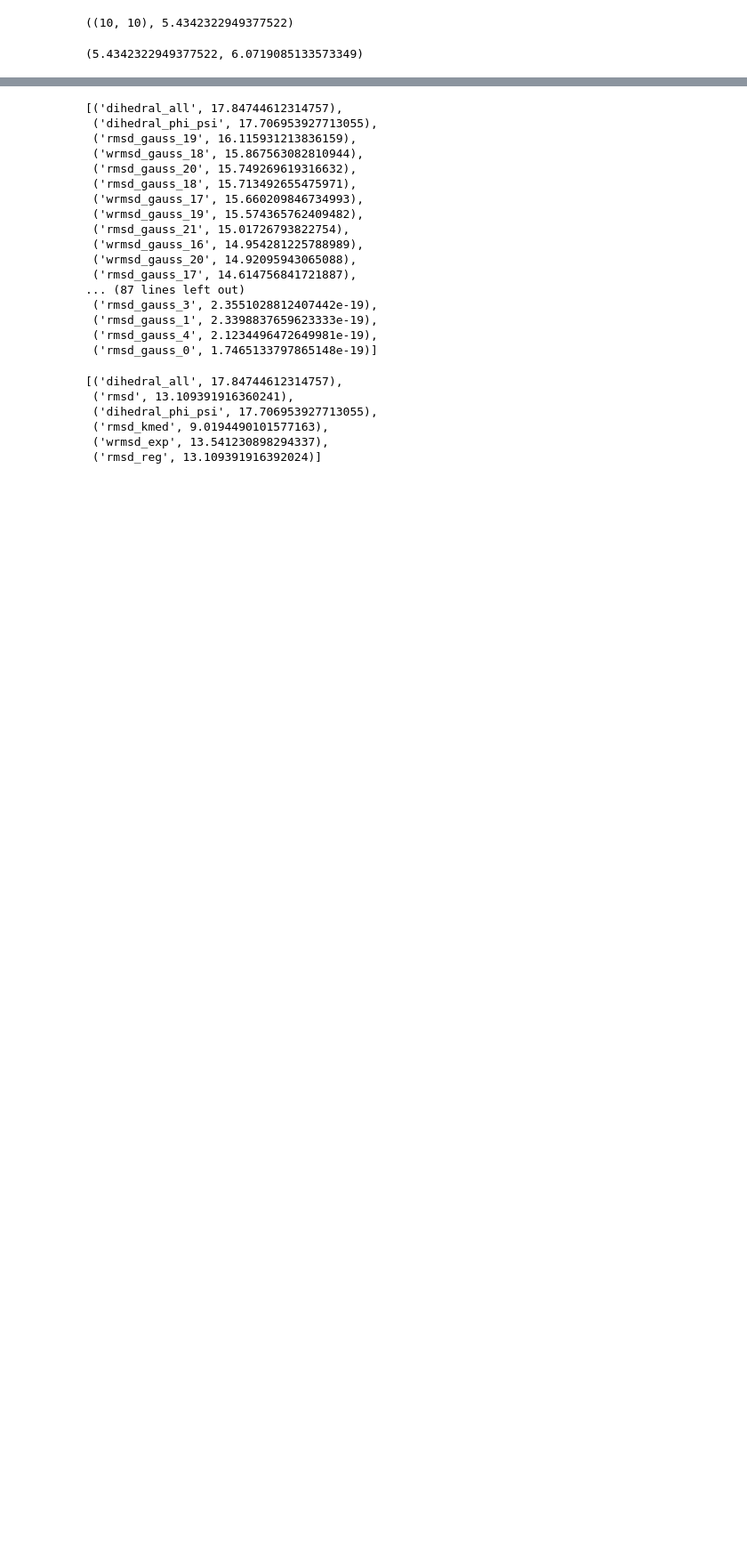
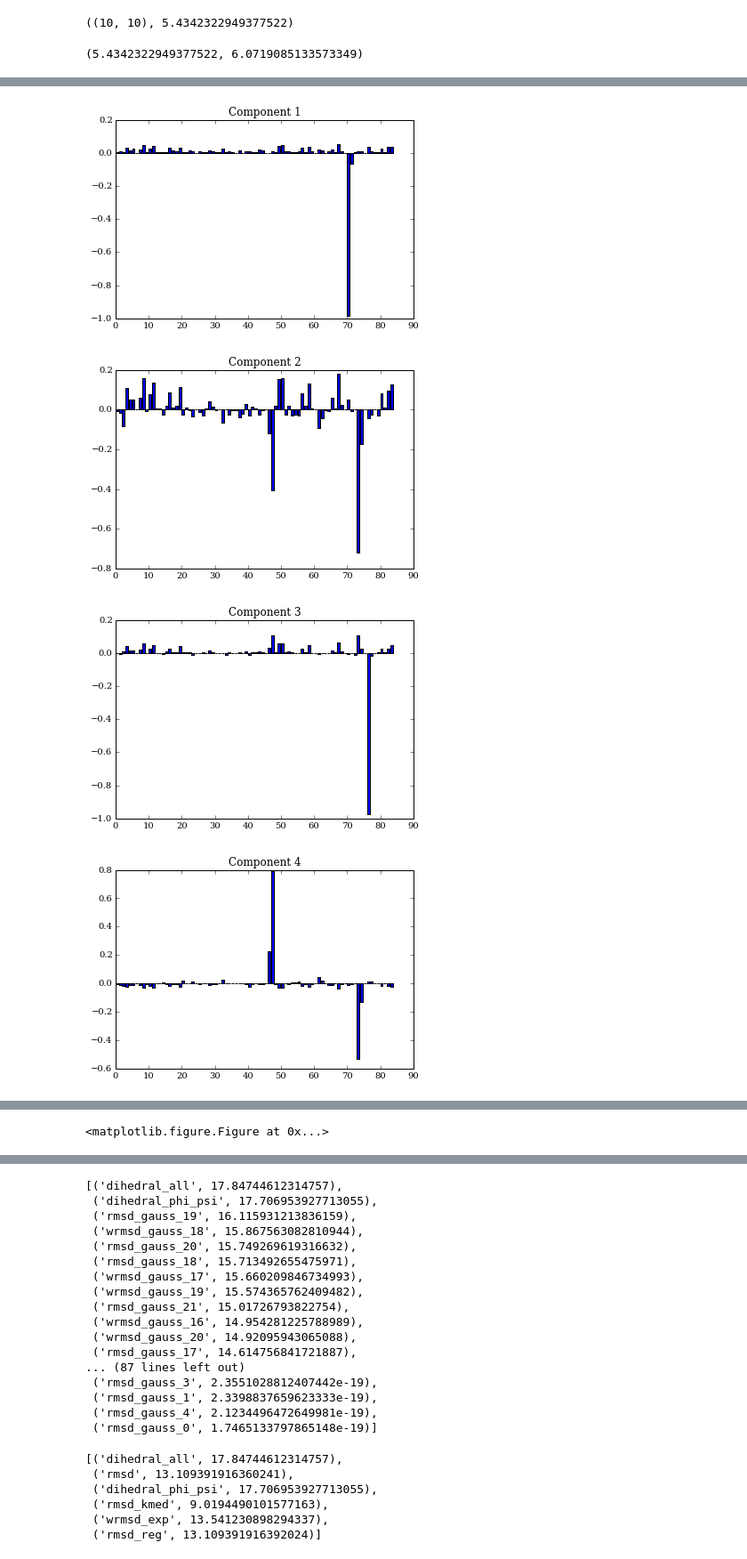
Before and after one commit to maxentile/msm-learn, a Jupyter notebook: notebooks/wRMSD Basis Benchmark.ipynb, the cells around one changed output, grey strips where cells are left out. Shown at 89% size. Saved outputs shown, nothing was run; the diff lists cells and outputs as text; code cells hidden in the pictures; blank space fills up the shorter version.

```diff
--- a/notebooks/wRMSD Basis Benchmark.ipynb
+++ b/notebooks/wRMSD Basis Benchmark.ipynb
@@ -248,0 +302,10 @@ for name in basis_sets:
+# %%
+for i in range(5):
+    plt.bar(range(len(pca.components_[i])),pca.components_[i])
+    plt.title('Component {0}'.format(i+1))
+    plt.figure()
+# %% [output]
+[figure, added]
+[figure, added]
+[figure, added]
+[figure, added]
@@ -248,0 +313 @@ for name in basis_sets:
+<matplotlib.figure.Figure at 0x...>
```
Also changed, not shown: parts of 20 cells of this notebook.
